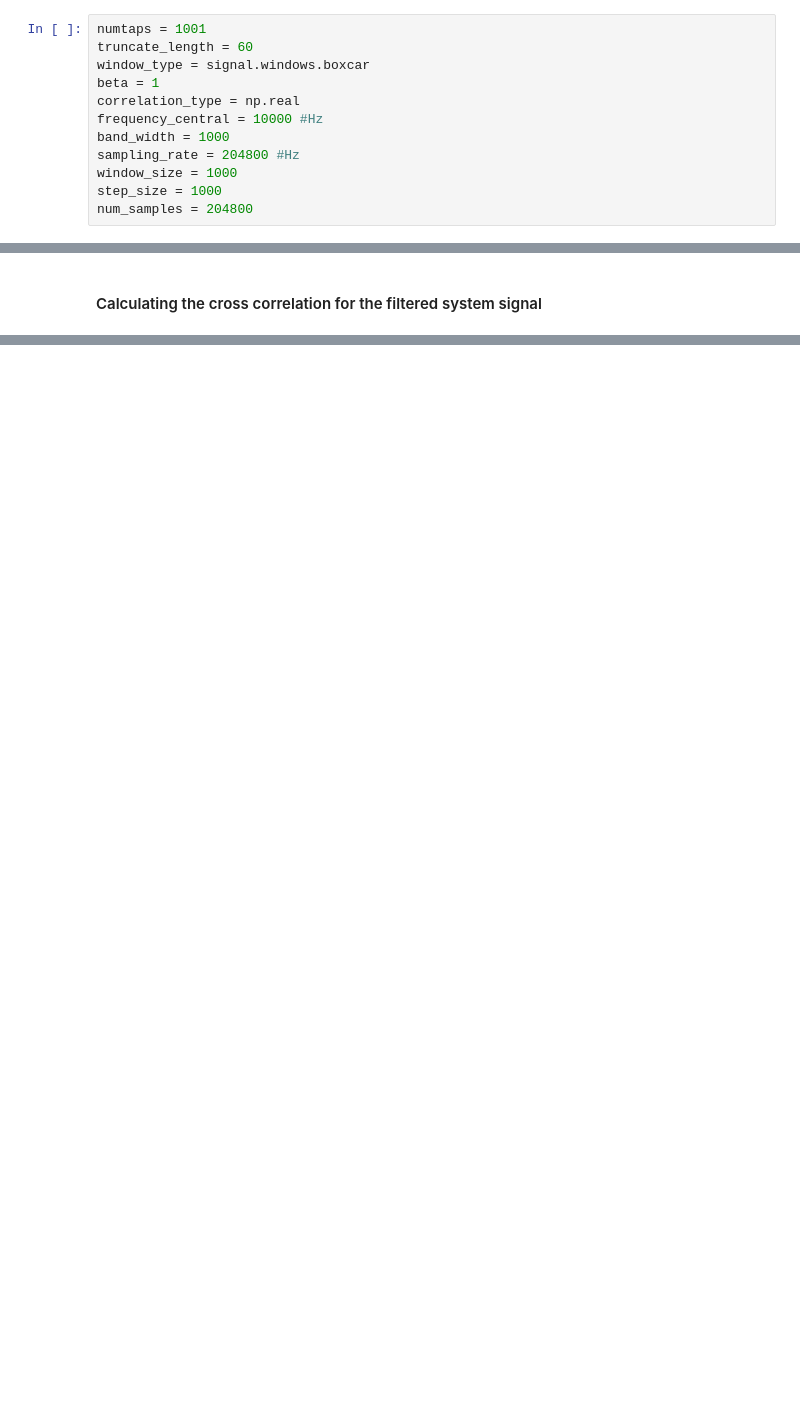
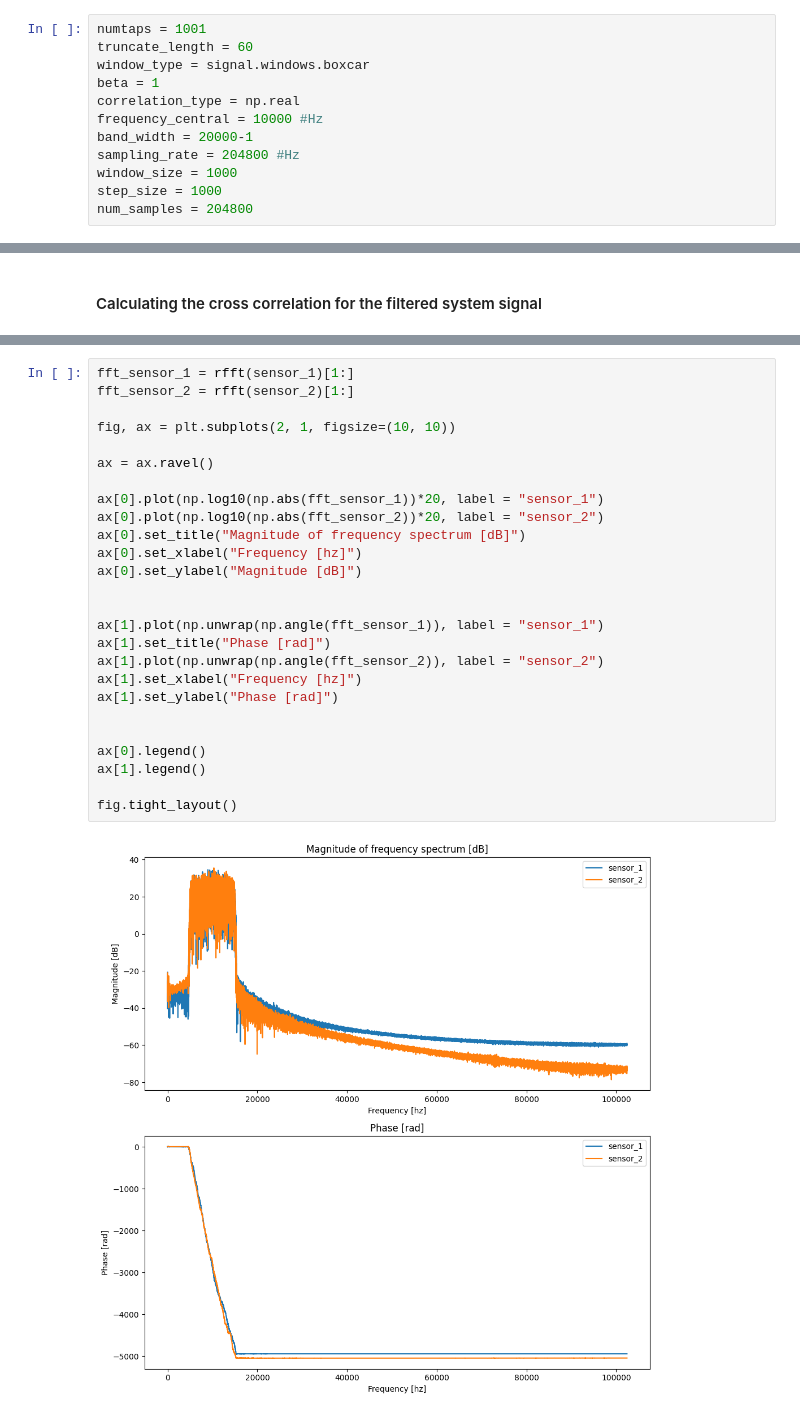
Before and after one commit to malanmyri/Master_project, a Jupyter notebook: model/checking_correlation_signal.ipynb, the cells around one changed output, grey strips where cells are left out. Saved outputs shown, nothing was run; the diff lists cells and outputs as text; blank space fills up the shorter version.

```diff
--- a/model/checking_correlation_signal.ipynb
+++ b/model/checking_correlation_signal.ipynb
@@ -22,7 +22,7 @@ window_type = signal.windows.boxcar
 beta = 1
 correlation_type = np.real
 frequency_central = 10000 #Hz
-band_width = 1000
+band_width = 20000-1
 sampling_rate = 204800 #Hz
 window_size = 1000
 step_size = 1000
@@ -229,0 +256,28 @@ fig.tight_layout()
+# %%
+fft_sensor_1 = rfft(sensor_1)[1:]
+fft_sensor_2 = rfft(sensor_2)[1:]
+
+fig, ax = plt.subplots(2, 1, figsize=(10, 10))
+
+ax = ax.ravel()
+
+ax[0].plot(np.log10(np.abs(fft_sensor_1))*20, label = "sensor_1")
+ax[0].plot(np.log10(np.abs(fft_sensor_2))*20, label = "sensor_2")
+ax[0].set_title("Magnitude of frequency spectrum [dB]")
+ax[0].set_xlabel("Frequency [hz]")
+ax[0].set_ylabel("Magnitude [dB]")
+
+
+ax[1].plot(np.unwrap(np.angle(fft_sensor_1)), label = "sensor_1")
+ax[1].set_title("Phase [rad]")
+ax[1].plot(np.unwrap(np.angle(fft_sensor_2)), label = "sensor_2")
+ax[1].set_xlabel("Frequency [hz]")
+ax[1].set_ylabel("Phase [rad]")
+
+
+ax[0].legend()
+ax[1].legend()
+
+fig.tight_layout()
+# %% [output]
+[figure, added]
```
Also changed, not shown: parts of 3 cells of this notebook, 1 other file.
